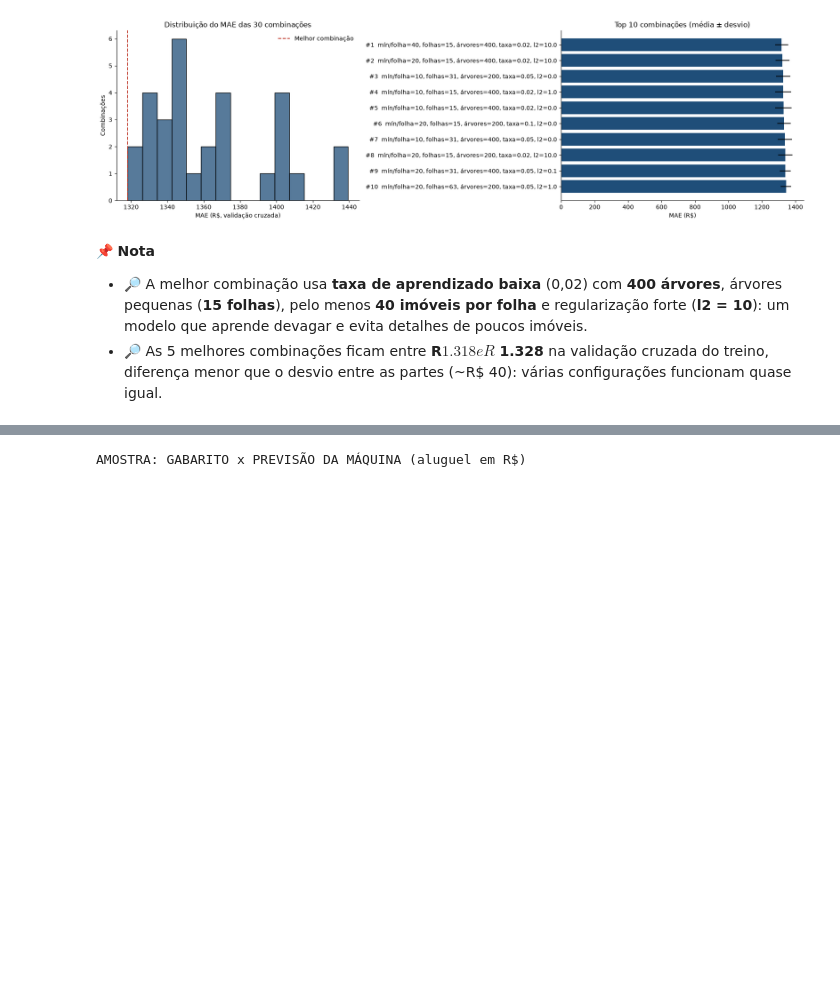
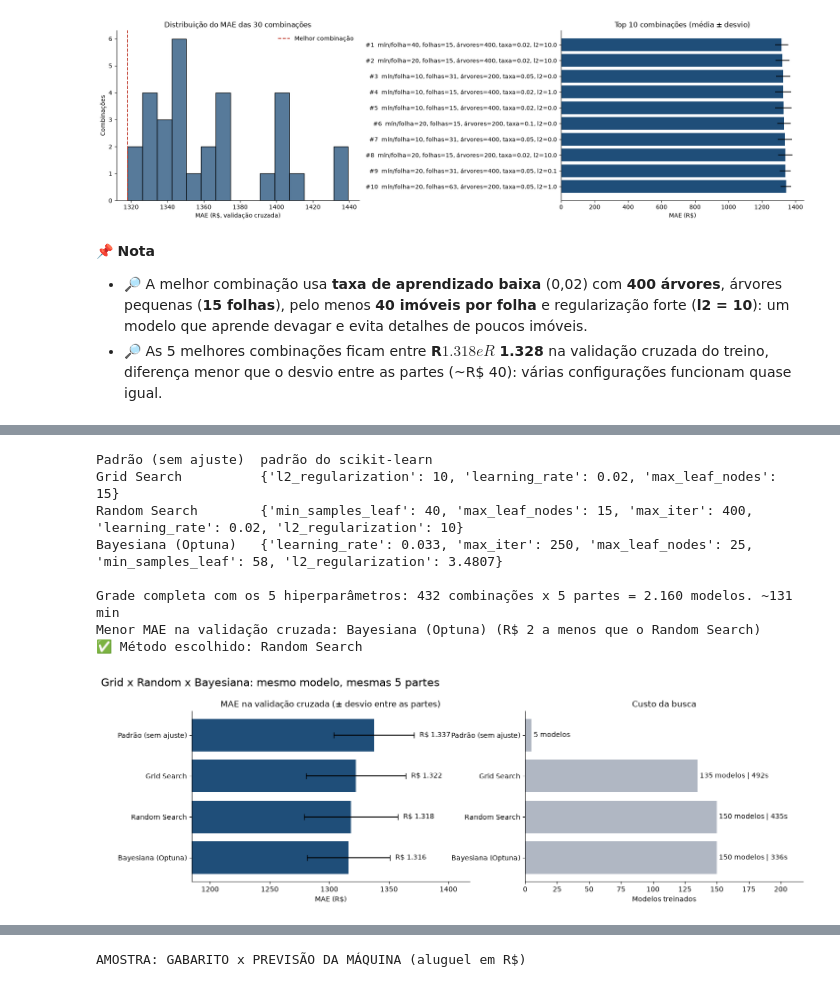
Before and after one commit to RafaelSilva89/Prevendo_os_precos_das_casas_com_Machine_Learning, a Jupyter notebook: Notebooks/Prevendo os preços das casas com Machine Learning - v2.ipynb, the cells around one changed output, grey strips where cells are left out. Cells and saved outputs as stored; diff of their text form; code cells hidden in the pictures; blank space fills up the shorter version.

```diff
--- a/Notebooks/Prevendo os preços das casas com Machine Learning - v2.ipynb
+++ b/Notebooks/Prevendo os preços das casas com Machine Learning - v2.ipynb
@@ -1471,0 +1620,56 @@ Melhores hiperparâmetros: {'min_samples_leaf': 40, 'max_leaf_nodes': 15, 'max_i
+# %%
+# Referência sem ajuste, nas mesmas 5 partes
+cv_padrao = cross_validate(clone(modelos[melhor_modelo]), X_treino, y_treino, cv=validacao, scoring='neg_mean_absolute_error',
+                           n_jobs=N_JOBS, return_train_score=True)
+estimadores = {'Padrão (sem ajuste)': modelos[melhor_modelo], 'Grid Search': grid.best_estimator_, 'Random Search': busca.best_estimator_,
+               'Bayesiana (Optuna)': clone(modelos[melhor_modelo]).set_params(**espacos_optuna[melhor_modelo](estudo.best_trial)).fit(X_treino, y_treino)}
+linhas = [{'Método': 'Padrão (sem ajuste)', 'Melhor score (CV)': -cv_padrao['test_score'].mean(), 'Desvio entre dobras': cv_padrao['test_score'].std(),
+           'Score no treino': -cv_padrao['train_score'].mean(), 'Combinações testadas': 1, 'Modelos treinados': validacao.get_n_splits(),
+           'Tempo (s)': np.nan, 'Melhores hiperparâmetros': 'padrão do scikit-learn'},
+          resumo_sklearn('Grid Search', grid, tempo_grid, sinal=-1),
+          resumo_sklearn('Random Search', busca, tempo_random, sinal=-1),
+          resumo_optuna('Bayesiana (Optuna)', estudo, tempo_optuna, validacao.get_n_splits(), sinal=-1)]
+comparacao_busca = pd.DataFrame(linhas).set_index('Método').rename(columns={
+    'Melhor score (CV)': 'MAE CV (R$)', 'Desvio entre dobras': 'desvio (R$)', 'Score no treino': 'MAE treino (R$)'})
+comparacao_busca['sobreajuste (R$)'] = comparacao_busca['MAE CV (R$)'] - comparacao_busca['MAE treino (R$)']
+comparacao_busca['MAE validação (R$)'] = [mean_absolute_error(y_validacao, m.predict(X_validacao)) for m in estimadores.values()]
+colunas_tabela = ['MAE CV (R$)', 'desvio (R$)', 'MAE treino (R$)', 'sobreajuste (R$)', 'MAE validação (R$)', 'Combinações testadas',
+                  'Modelos treinados', 'Tempo (s)']
+display(comparacao_busca[colunas_tabela].style.format({c: reais for c in colunas_tabela[:5]} | {'Tempo (s)': '{:.0f}'}, na_rep='–')
+        .highlight_min(subset=['MAE CV (R$)'], color='#C8E6C9'))
+for metodo, parametros in comparacao_busca['Melhores hiperparâmetros'].items():
+    print(f'{metodo:20s}', {k: round(v, 4) if isinstance(v, float) else v for k, v in parametros.items()} if isinstance(parametros, dict) else parametros)
+
+# Quanto custaria a grade completa (os 5 hiperparâmetros da busca aleatória, todas as combinações)?
+grade_completa = int(np.prod([len(valores) for valores in espacos_busca[melhor_modelo].values()]))
+segundos_por_modelo = tempo_grid / (n_combinacoes * validacao.get_n_splits())
+print(f'\nGrade completa com os 5 hiperparâmetros: {grade_completa} combinações x {validacao.get_n_splits()} partes = '
+      f'{grade_completa * validacao.get_n_splits():,} modelos, ~{grade_completa * validacao.get_n_splits() * segundos_por_modelo / 60:.0f} min'.replace(',', '.'))
+
+# Escolha: menor MAE da validação cruzada, com a regra do desvio entre as partes
+ajustados = comparacao_busca.drop('Padrão (sem ajuste)')
+vencedor = ajustados['MAE CV (R$)'].idxmin()
+ganho_sobre_random = ajustados.loc['Random Search', 'MAE CV (R$)'] - ajustados.loc[vencedor, 'MAE CV (R$)']
+metodo_escolhido = vencedor if (vencedor == 'Random Search' or ganho_sobre_random >= ajustados.loc[vencedor, 'desvio (R$)']) else 'Random Search'
+melhor_estimador = estimadores[metodo_escolhido]
+melhores_params = {k if k.startswith('modelo__') else f'modelo__{k}': v for k, v in comparacao_busca.loc[metodo_escolhido, 'Melhores hiperparâmetros'].items()}
+print(f'Menor MAE na validação cruzada: {vencedor} ({reais(ganho_sobre_random)} a menos que o Random Search)')
+print(f'✅ Método escolhido: {metodo_escolhido}')
+
+fig, axs = plt.subplots(1, 2, figsize=(16, 4.5))
+ordem = comparacao_busca.index
+axs[0].barh(ordem, comparacao_busca['MAE CV (R$)'], xerr=comparacao_busca['desvio (R$)'], color=COR_PRINCIPAL, capsize=4)
+axs[0].bar_label(axs[0].containers[1], labels=[reais(v) for v in comparacao_busca['MAE CV (R$)']], padding=8)
+axs[0].set(xlim=(comparacao_busca['MAE CV (R$)'].min() * 0.9, comparacao_busca['MAE CV (R$)'].max() * 1.06),
+           title='MAE na validação cruzada (± desvio entre as partes)', xlabel='MAE (R$)')
+axs[1].barh(ordem, comparacao_busca['Modelos treinados'], color=COR_NEUTRA)
+axs[1].bar_label(axs[1].containers[0], labels=[f'{n} modelos' + (f' | {t:.0f}s' if t == t else '') for n, t in
+                                               zip(comparacao_busca['Modelos treinados'], comparacao_busca['Tempo (s)'])], padding=3)
+axs[1].set(title='Custo da busca', xlabel='Modelos treinados', xlim=(0, comparacao_busca['Modelos treinados'].max() * 1.45))
+for ax in axs:
+    ax.invert_yaxis()
+sns.despine()
+titulo('Grid x Random x Bayesiana: mesmo modelo, mesmas 5 partes')
+salvar('Comparacao dos metodos de busca')
+plt.show()
+# %% [output]
@@ -1471,0 +1682,9 @@ Melhores hiperparâmetros: {'min_samples_leaf': 40, 'max_leaf_nodes': 15, 'max_i
+Padrão (sem ajuste)  padrão do scikit-learn
+Grid Search          {'l2_regularization': 10, 'learning_rate': 0.02, 'max_leaf_nodes': 15}
+Random Search        {'min_samples_leaf': 40, 'max_leaf_nodes': 15, 'max_iter': 400, 'learning_rate': 0.02, 'l2_regularization': 10}
+Bayesiana (Optuna)   {'learning_rate': 0.033, 'max_iter': 250, 'max_leaf_nodes': 25, 'min_samples_leaf': 58, 'l2_regularization': 3.4807}
+
+Grade completa com os 5 hiperparâmetros: 432 combinações x 5 partes = 2.160 modelos. ~131 min
+Menor MAE na validação cruzada: Bayesiana (Optuna) (R$ 2 a menos que o Random Search)
+✅ Método escolhido: Random Search
+[figure, added]
```
Also changed, not shown: parts of 39 cells of this notebook, 15 other files.
